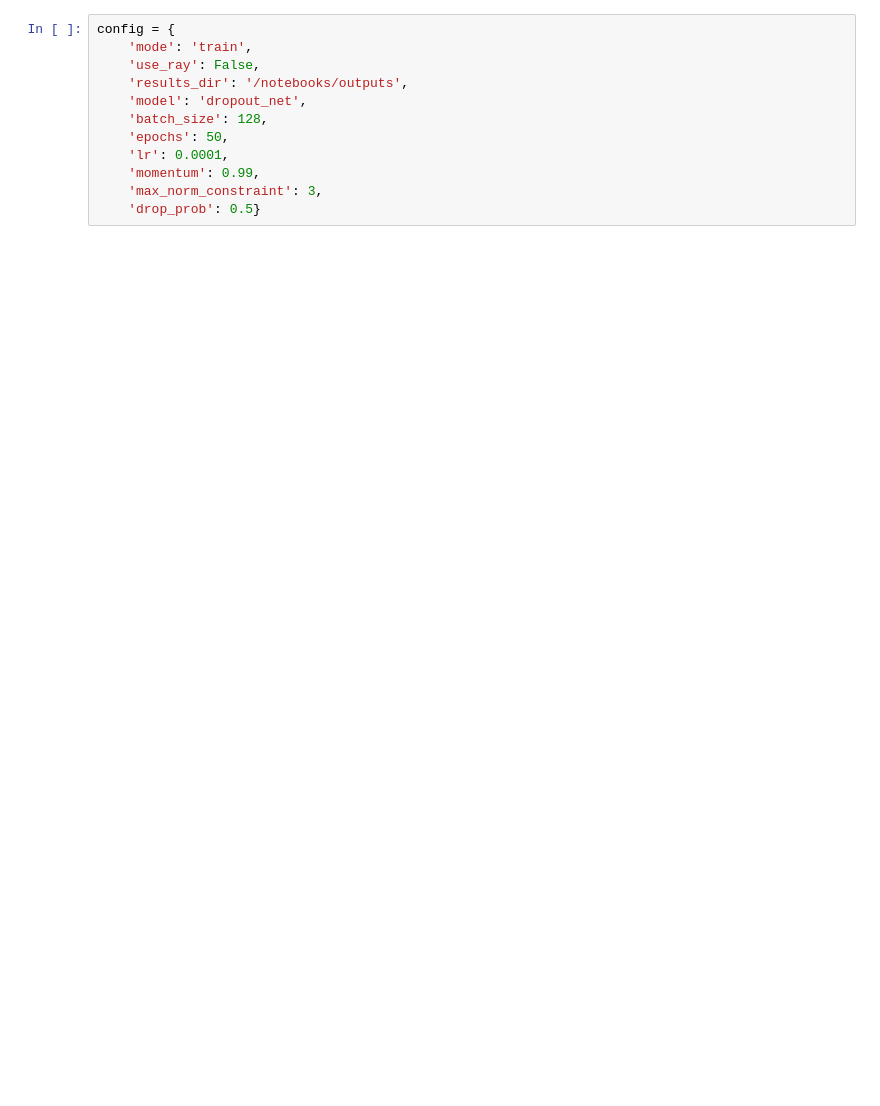
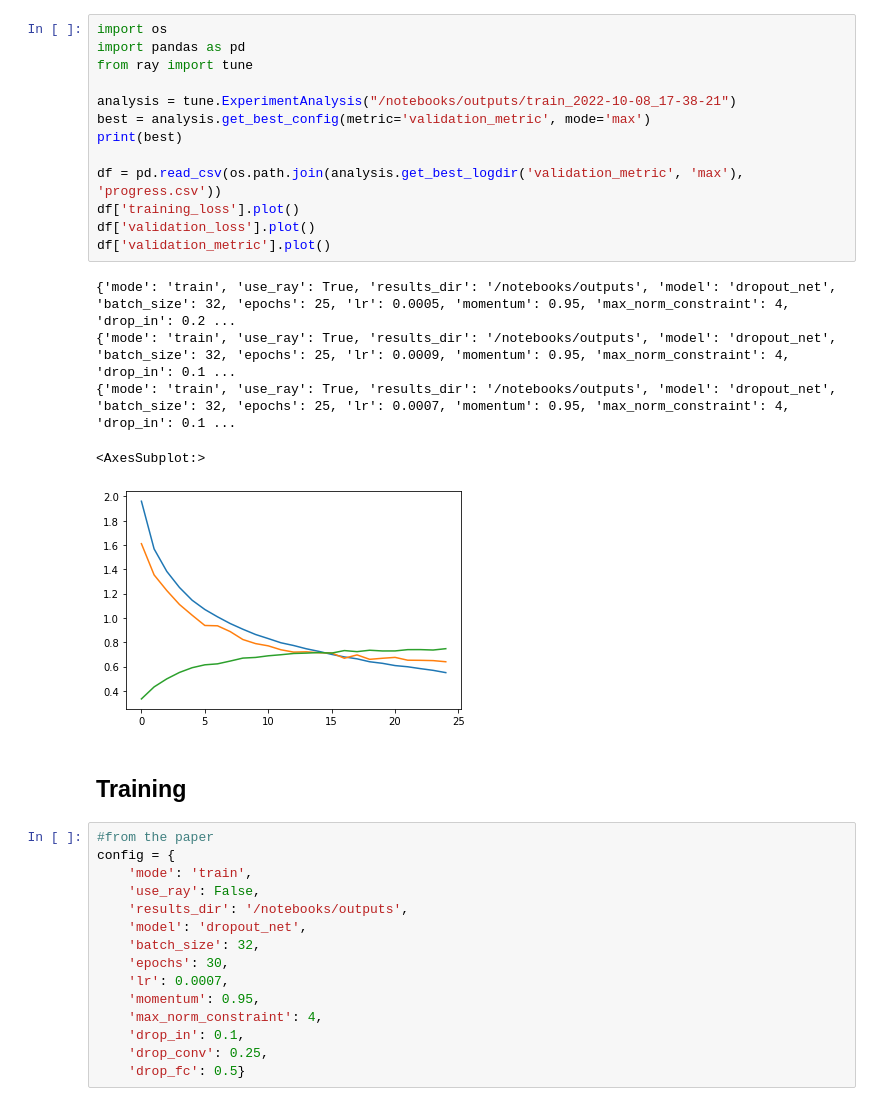
Before and after one commit to shshnk94/metorch, a Jupyter notebook: notebooks/dropout.ipynb, the cells around one changed output. Cells and saved outputs as stored; diff of their text form; blank space fills up the shorter version.

```diff
--- a/notebooks/dropout.ipynb
+++ b/notebooks/dropout.ipynb
@@ -1,15 +171,39 @@
+# %%
+import os
+import pandas as pd
+from ray import tune
+
+analysis = tune.ExperimentAnalysis("/notebooks/outputs/train_2022-10-08_17-38-21")
+best = analysis.get_best_config(metric='validation_metric', mode='max')
+print(best)
+
+df = pd.read_csv(os.path.join(analysis.get_best_logdir('validation_metric', 'max'), 'progress.csv'))
+df['training_loss'].plot()
+df['validation_loss'].plot()
+df['validation_metric'].plot()
+# %% [output]
+{'mode': 'train', 'use_ray': True, 'results_dir': '/notebooks/outputs', 'model': 'dropout_net', 'batch_size': 32, 'epochs': 25, 'lr': 0.0005, 'momentum': 0.95, 'max_norm_constraint': 4, 'drop_in': 0.2 ...
+{'mode': 'train', 'use_ray': True, 'results_dir': '/notebooks/outputs', 'model': 'dropout_net', 'batch_size': 32, 'epochs': 25, 'lr': 0.0009, 'momentum': 0.95, 'max_norm_constraint': 4, 'drop_in': 0.1 ...
+{'mode': 'train', 'use_ray': True, 'results_dir': '/notebooks/outputs', 'model': 'dropout_net', 'batch_size': 32, 'epochs': 25, 'lr': 0.0007, 'momentum': 0.95, 'max_norm_constraint': 4, 'drop_in': 0.1 ...
+<AxesSubplot:>
+[figure, added]
+# %% [markdown]
+## Training
 # %%
+#from the paper
 config = {
     'mode': 'train',
     'use_ray': False,
     'results_dir': '/notebooks/outputs',
     'model': 'dropout_net',
-    'batch_size': 128,
-    'epochs': 50,
-    'lr': 0.0001,
-    'momentum': 0.99,
-    'max_norm_constraint': 3,
-    'drop_prob': 0.5}
+    'batch_size': 32,
+    'epochs': 30,
+    'lr': 0.0007,
+    'momentum': 0.95,
+    'max_norm_constraint': 4,
+    'drop_in': 0.1,
+    'drop_conv': 0.25,
+    'drop_fc': 0.5}
 # %%
 # FIXME - OverflowError: cannot serialize a string larger than 4GiB (Error while saving the model)
 # from ray.train.torch import TorchTrainer
```
Also changed, not shown: parts of 7 cells of this notebook.
